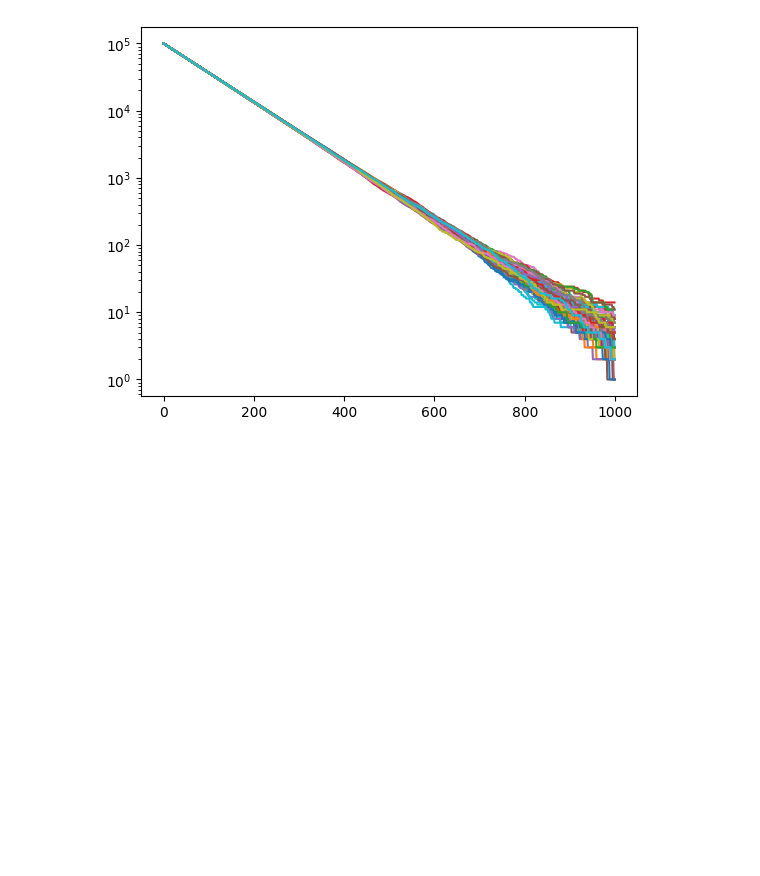
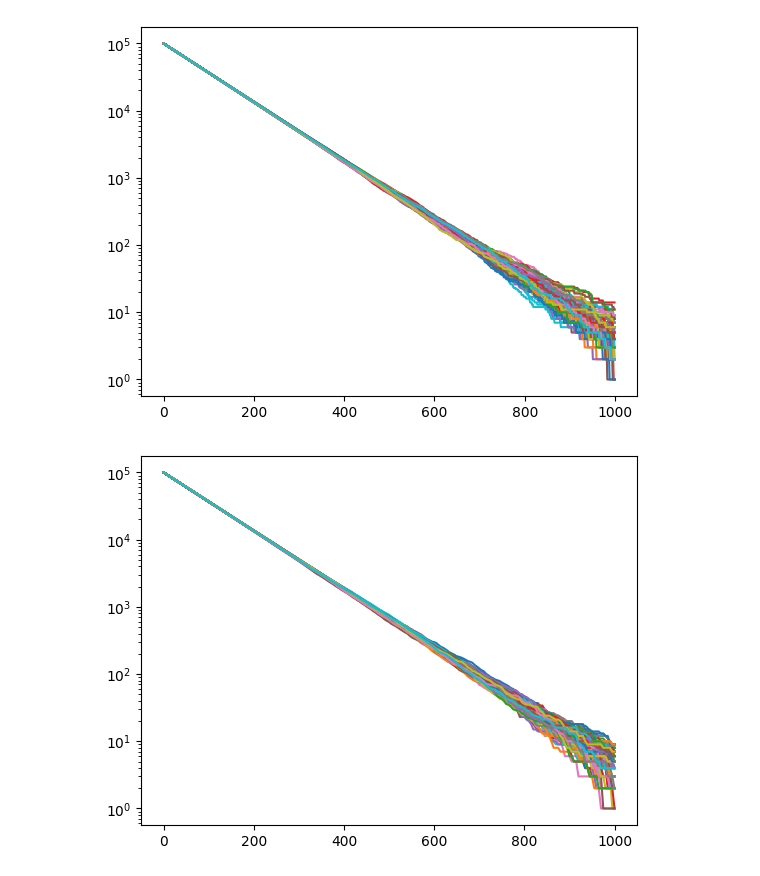
Before and after one commit to moises-santillan/MathematicalBiology, a Jupyter notebook: code/Python/ExponentialDecay.ipynb, the cells around one changed output. Drawn from its saved outputs; the diff is of its cells as text; code cells hidden in the pictures; blank space fills up the shorter version.

```diff
--- a/code/Python/ExponentialDecay.ipynb
+++ b/code/Python/ExponentialDecay.ipynb
@@ -111,3 +112,24 @@ for i in range(Nexps):
 plt.yscale('log')
 # %% [output]
 [figure]
+# %%
+endTime = 1000
+steps = 201
+Nexps = 100
+Pinit = 100000
+timeLife = 100
+
+times = np.linspace(0, endTime, steps)
+Pop = np.zeros((steps, Nexps))
+
+for i in range(Nexps):
+    ages = expon.rvs(size=Pinit, scale=timeLife)
+    for j in range(steps):
+        idx = np.where(times[j] < ages)[0]
+        Pop[j, i] = len(idx)
+# %%
+for i in range(Nexps):
+    plt.plot(times, Pop[:, i])
+plt.yscale('log')
+# %% [output]
+[figure, added]
```
Also changed, not shown: parts of 1 cell of this notebook.
